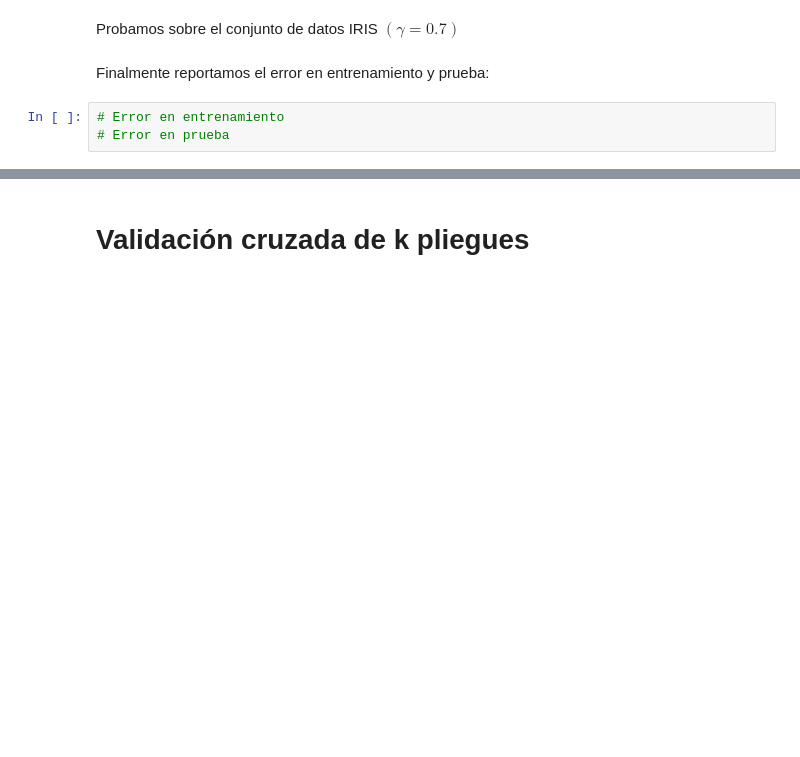
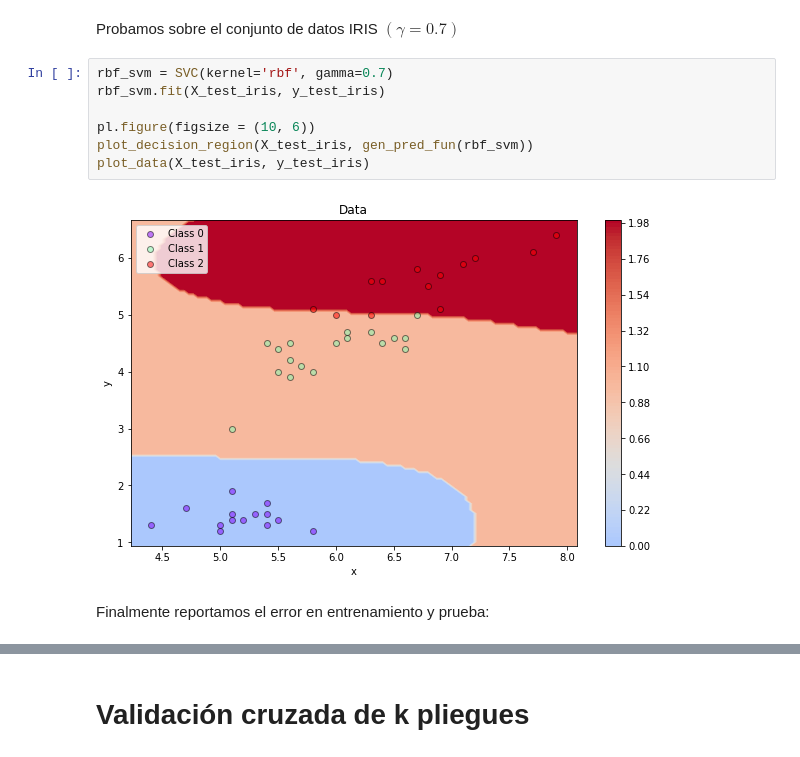
Before and after one commit to almonil/machinelearning, a Jupyter notebook: notebooks/01_machinelearnig/04_artificialintelligence_svm_modelselection_SOL.ipynb, the cells around one changed output, grey strips where cells are left out. Drawn from its saved outputs; the diff is of its cells as text; blank space fills up the shorter version.

```diff
--- a/notebooks/01_machinelearnig/04_artificialintelligence_svm_modelselection_SOL.ipynb
+++ b/notebooks/01_machinelearnig/04_artificialintelligence_svm_modelselection_SOL.ipynb
@@ -419,8 +419,14 @@ Error en entrenamiento: 0.09523809523809523
 Error en prueba: 0.1166666666666667
 # %% [markdown]
 Probamos sobre el conjunto de datos IRIS $(\gamma=0.7)$
+# %%
+rbf_svm = SVC(kernel='rbf', gamma=0.7)
+rbf_svm.fit(X_test_iris, y_test_iris)
+
+pl.figure(figsize = (10, 6))
+plot_decision_region(X_test_iris, gen_pred_fun(rbf_svm))
+plot_data(X_test_iris, y_test_iris)
+# %% [output]
+[figure, added]
 # %% [markdown]
 Finalmente reportamos el error en entrenamiento y prueba:
-# %%
-# Error en entrenamiento
-# Error en prueba
```
Also changed, not shown: parts of 31 cells of this notebook.
